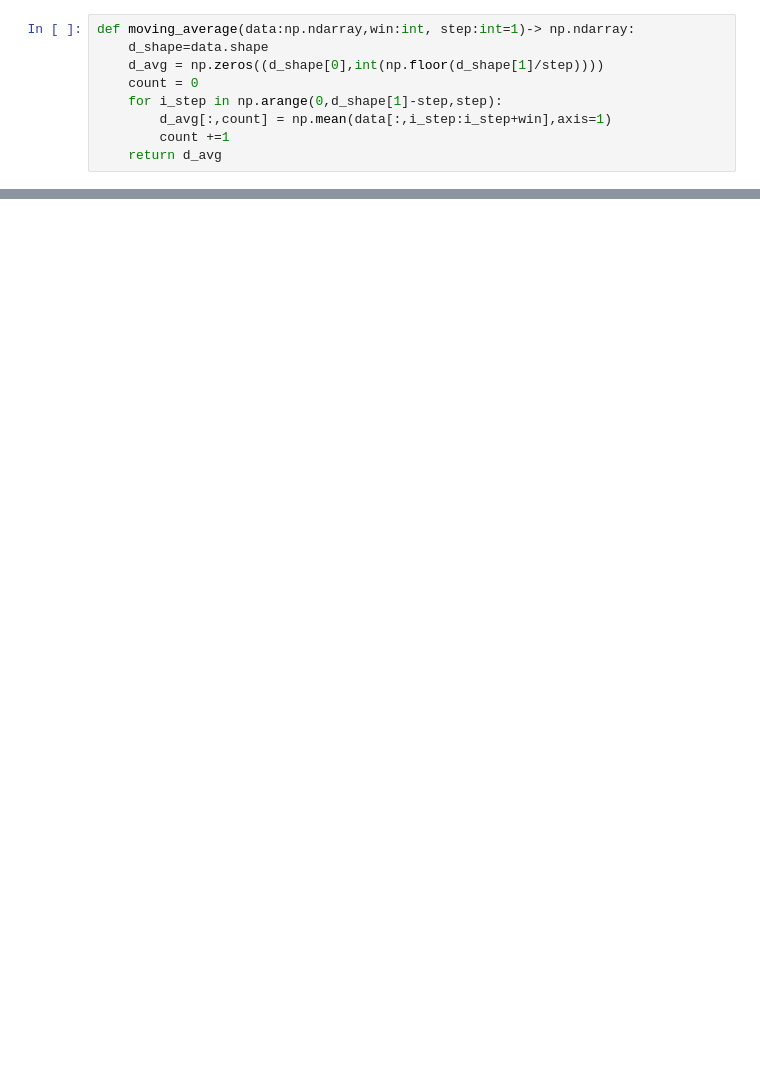
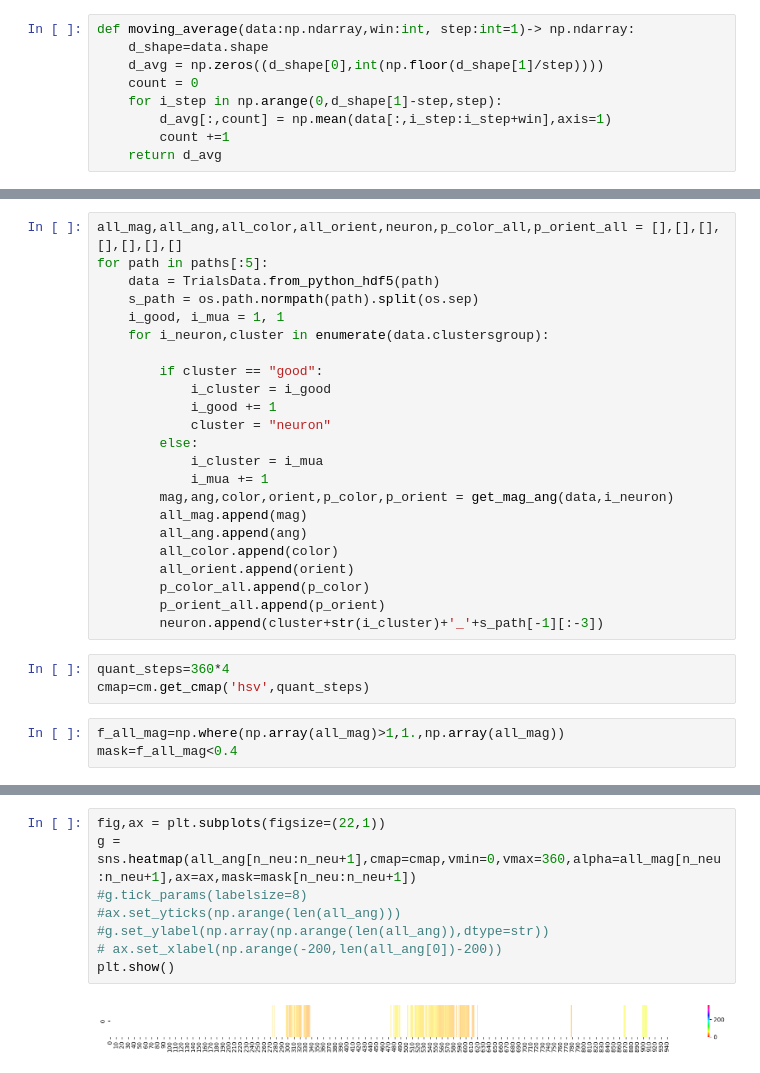
Before and after one commit to Ibos-lab/EphysVibe, a Jupyter notebook: examples/auc_roc.ipynb, the cells around one changed output, grey strips where cells are left out. Cells and saved outputs as stored; diff of their text form; blank space fills up the shorter version.

```diff
--- a/examples/auc_roc.ipynb
+++ b/examples/auc_roc.ipynb
@@ -137,0 +155,29 @@ array([0.55372039, 0.55505506, 0.55638972, 0.55839173, 0.55205205,
+# %%
+all_mag,all_ang,all_color,all_orient,neuron,p_color_all,p_orient_all = [],[],[],[],[],[],[]
+for path in paths[:5]:
+    data = TrialsData.from_python_hdf5(path)
+    s_path = os.path.normpath(path).split(os.sep)
+    i_good, i_mua = 1, 1
+    for i_neuron,cluster in enumerate(data.clustersgroup):
+
+        if cluster == "good":
+            i_cluster = i_good
+            i_good += 1
+            cluster = "neuron"
+        else:
+            i_cluster = i_mua
+            i_mua += 1
+        mag,ang,color,orient,p_color,p_orient = get_mag_ang(data,i_neuron)
+        all_mag.append(mag)
+        all_ang.append(ang)
+        all_color.append(color)
+        all_orient.append(orient)
+        p_color_all.append(p_color)
+        p_orient_all.append(p_orient)
+        neuron.append(cluster+str(i_cluster)+'_'+s_path[-1][:-3])
+# %%
+quant_steps=360*4
+cmap=cm.get_cmap('hsv',quant_steps)
+# %%
+f_all_mag=np.where(np.array(all_mag)>1,1.,np.array(all_mag))
+mask=f_all_mag<0.4
@@ -137,0 +265,10 @@ array([0.55372039, 0.55505506, 0.55638972, 0.55839173, 0.55205205,
+# %%
+fig,ax = plt.subplots(figsize=(22,1))
+g = sns.heatmap(all_ang[n_neu:n_neu+1],cmap=cmap,vmin=0,vmax=360,alpha=all_mag[n_neu:n_neu+1],ax=ax,mask=mask[n_neu:n_neu+1])
+#g.tick_params(labelsize=8)
+#ax.set_yticks(np.arange(len(all_ang)))
+#g.set_ylabel(np.array(np.arange(len(all_ang)),dtype=str))
+# ax.set_xlabel(np.arange(-200,len(all_ang[0])-200))
+plt.show()
+# %% [output]
+[figure, added]
```
Also changed, not shown: parts of 29 cells of this notebook, 2 other files.
